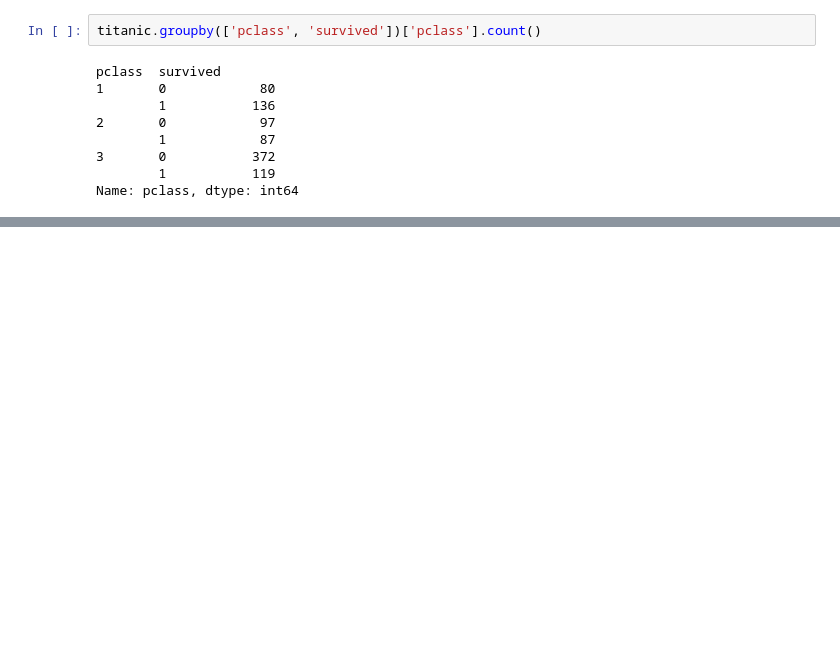
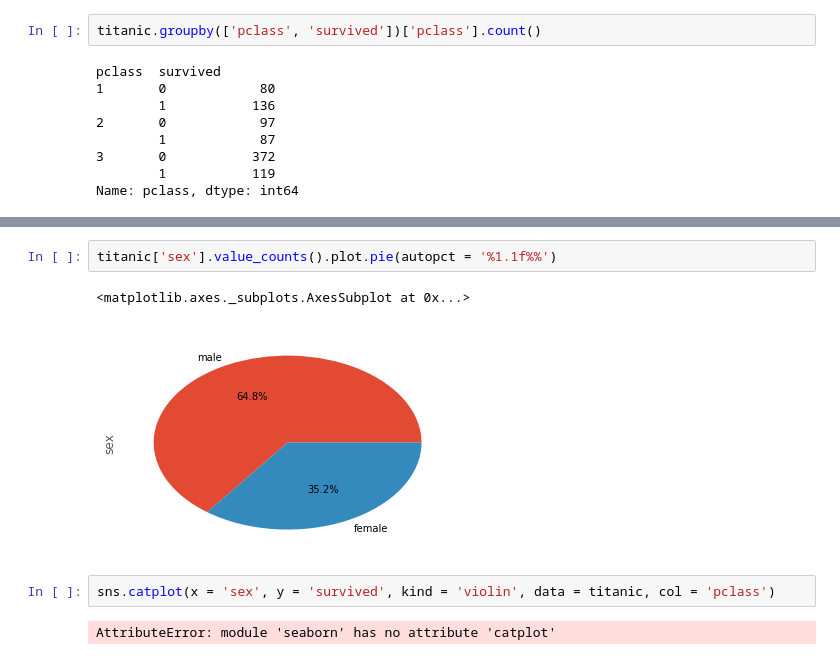
Before and after one commit to Prags21/Data-Analysis-Projects, a Jupyter notebook: EDA of Titanic Dataset/EDA of Titanic Dataset.ipynb, the cells around one changed output, grey strips where cells are left out. Cells and saved outputs as stored; diff of their text form; blank space fills up the shorter version.

```diff
--- a/EDA of Titanic Dataset/EDA of Titanic Dataset.ipynb
+++ b/EDA of Titanic Dataset/EDA of Titanic Dataset.ipynb
@@ -123,0 +141,9 @@ Name: pclass, dtype: int64
+# %%
+titanic['sex'].value_counts().plot.pie(autopct = '%1.1f%%')
+# %% [output]
+<matplotlib.axes._subplots.AxesSubplot at 0x...>
+[figure, added]
+# %%
+sns.catplot(x = 'sex', y = 'survived', kind = 'violin', data = titanic, col = 'pclass')
+# %% [output]
+AttributeError: module 'seaborn' has no attribute 'catplot'
```
Also changed, not shown: parts of 3 cells of this notebook.
